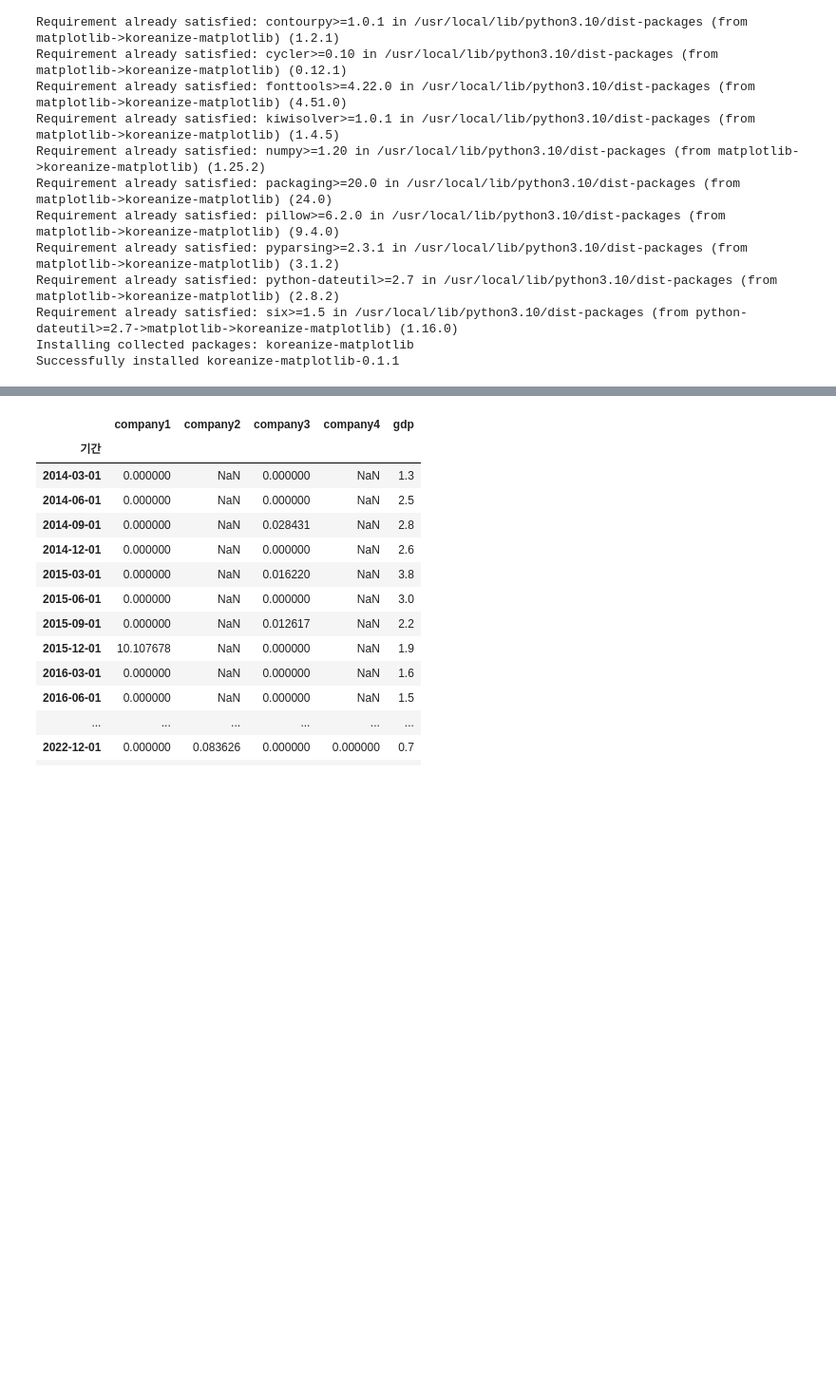
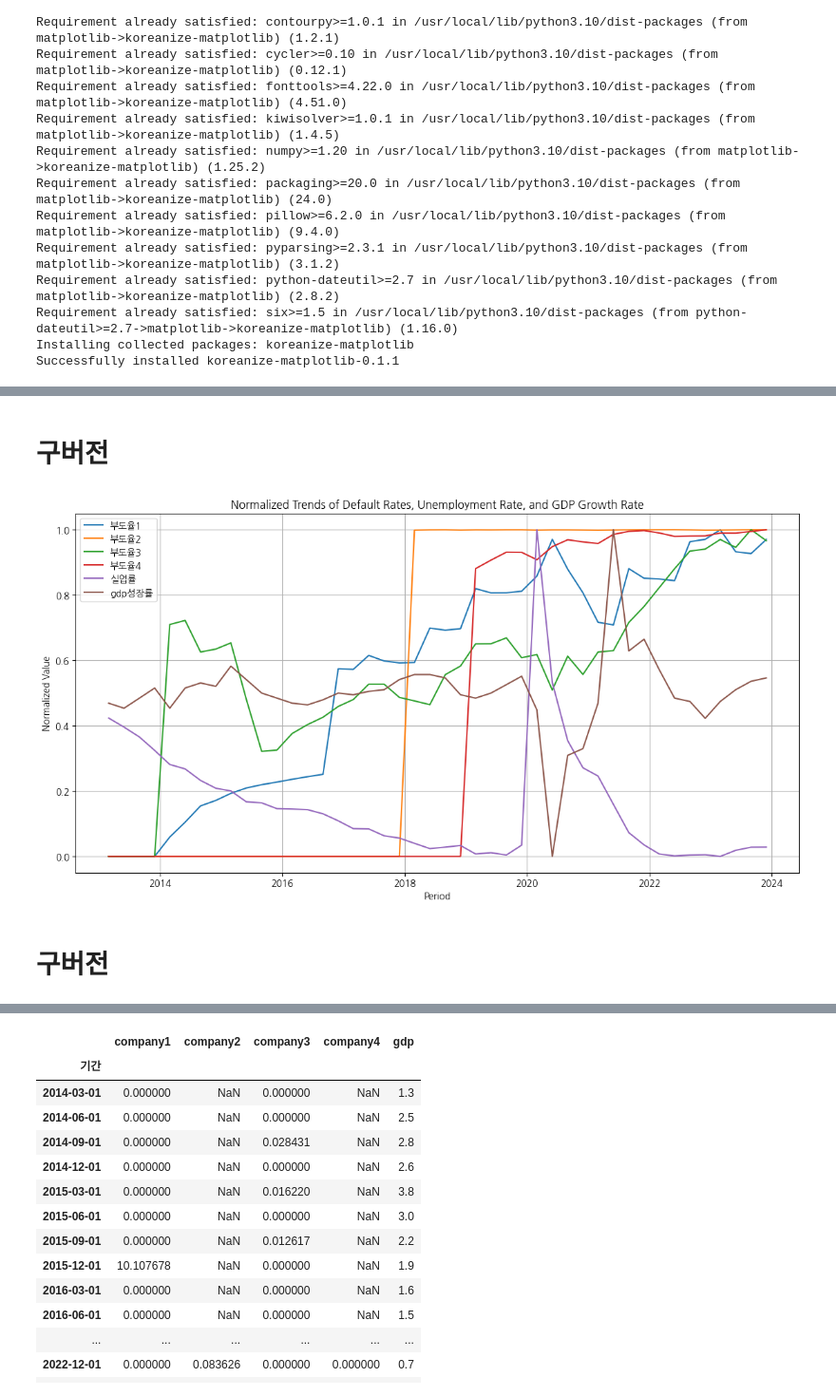
Before and after one commit to caxios/-, a Jupyter notebook: 금리_분석예시.ipynb, the cells around one changed output, grey strips where cells are left out. Shown at 95% size. Cells and saved outputs as stored; diff of their text form; code cells hidden in the pictures; blank space fills up the shorter version.

```diff
--- a/금리_분석예시.ipynb
+++ b/금리_분석예시.ipynb
@@ -30,3 +399,67 @@ import koreanize_matplotlib
+# %% [markdown]
+# 구버전
+# %%
+data = pd.read_excel("/content/미국_소매.xlsx")
+r=0.041
+T=data.shape[0]
+scaler = MinMaxScaler()
+# Replace 0 or negative values with NaN to avoid division by zero or invalid log operations
+data['시가총액1'].replace(0, np.nan, inplace=True)
+data['시가총액2'].replace(0, np.nan, inplace=True)
+data['시가총액3'].replace(0, np.nan, inplace=True)
+data['시가총액4'].replace(0, np.nan, inplace=True)
+data['부채1'].replace(0, np.nan, inplace=True)
+data['부채2'].replace(0, np.nan, inplace=True)
+data['부채3'].replace(0, np.nan, inplace=True)
+data['부채4'].replace(0, np.nan, inplace=True)
+
+# Calculate volatility (σ) as the standard deviation of the percentage changes in market cap
+# This is a simple proxy and may not be accurate
+sigma1 = np.std(np.diff(np.log(data['시가총액1'].dropna()))) # * np.sqrt(252)  # Annualized volatility
+sigma2 = np.std(np.diff(np.log(data['시가총액2'].dropna()))) # * np.sqrt(252)
+sigma3 = np.std(np.diff(np.log(data['시가총액3'].dropna()))) # * np.sqrt(252)
+sigma4 = np.std(np.diff(np.log(data['시가총액4'].dropna()))) # * np.sqrt(252)
+
+def calculate_default_probability(V, D, r, sigma, T):
+    if np.isnan(V) or np.isnan(D) or V <= 0 or D <= 0:
+        return np.nan
+    d1 = (np.log(V / D) + (r + 0.5 * sigma**2) * T) / (sigma * np.sqrt(T))
+    d2 = d1 - sigma * np.sqrt(T)
+    return 1 - stats.norm.cdf(d2)
+
+# Calculate default probabilities for each company
+data['부도율1'] = data.apply(lambda row: calculate_default_probability(row['시가총액1'], row['부채1'], r, sigma1, T), axis=1)
+data['부도율2'] = data.apply(lambda row: calculate_default_probability(row['시가총액2'], row['부채2'], r, sigma2, T), axis=1)
+data['부도율3'] = data.apply(lambda row: calculate_default_probability(row['시가총액3'], row['부채3'], r, sigma3, T), axis=1)
+data['부도율4'] = data.apply(lambda row: calculate_default_probability(row['시가총액4'], row['부채4'], r, sigma4, T), axis=1)
+
+# Extract necessary columns for plotting
+plot_columns = ['부도율1', '부도율2', '부도율3', '부도율4', '실업률', 'gdp성장률']
+
+# Handle any NaN values before normalization
+data.fillna(0, inplace=True)
+
+# Normalize the data
+normalized_plot_data = scaler.fit_transform(data[plot_columns])
+
+# Convert normalized data back to a DataFrame
+normalized_plot_df = pd.DataFrame(normalized_plot_data, columns=plot_columns)
+
+# Plot the normalized data
+plt.figure(figsize=(14, 7))
+for column in normalized_plot_df.columns:
+    plt.plot(data['기간'], normalized_plot_df[column], label=column)
+
+plt.title('Normalized Trends of Default Rates, Unemployment Rate, and GDP Growth Rate')
+plt.xlabel('Period')
+plt.ylabel('Normalized Value')
+plt.legend()
+plt.grid(True)
+plt.show()
+# %% [output]
+[figure, added]
+# %% [markdown]
+# 구버전
 # %%
 # 딕셔너리를 만들 때 필요한 리스트 변수를 만들고 반환하는 함수
 def make_var_name_lst():
```
Also changed, not shown: parts of 23 cells of this notebook.
